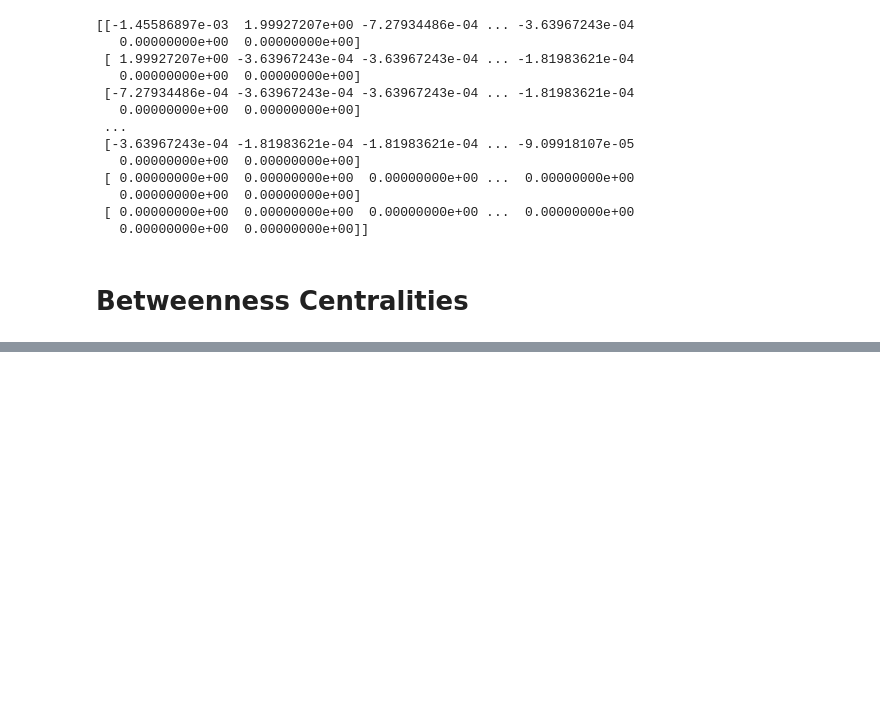
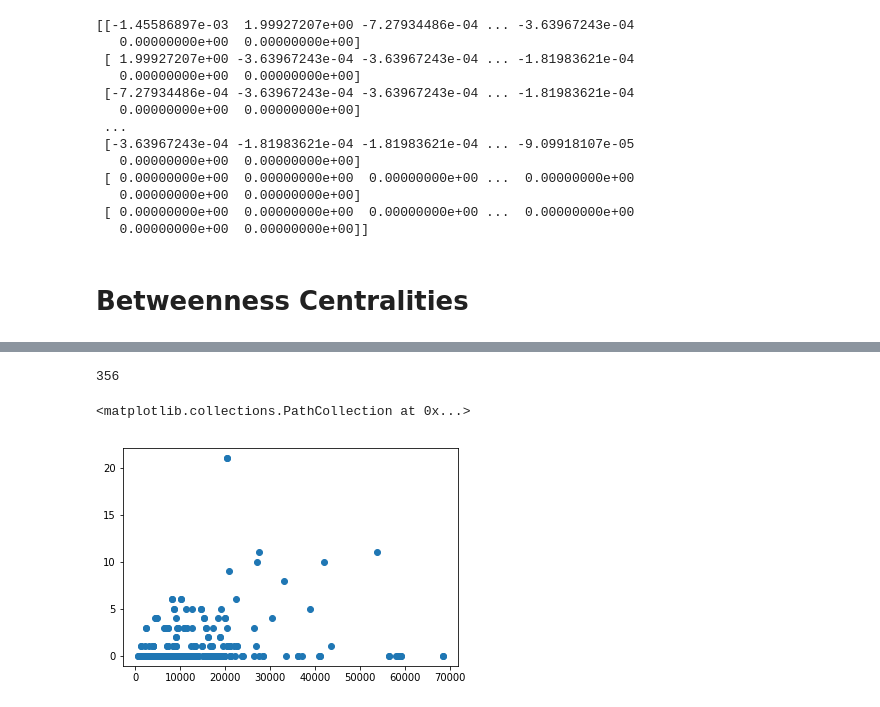
Before and after one commit to galowich/cee345, a Jupyter notebook: network_analysis.ipynb, the cells around one changed output, grey strips where cells are left out. Drawn from its saved outputs; the diff is of its cells as text; code cells hidden in the pictures; blank space fills up the shorter version.

```diff
--- a/network_analysis.ipynb
+++ b/network_analysis.ipynb
@@ -91,0 +90,21 @@ crash_centrality = nx.betweenness_centrality(bronx_nonzero_graph,weight='persons
+# %%
+crash_degrees = list(bronx_nonzero_graph.degree(weight='persons_injured'))
+flow_degrees = list(bronx_nonzero_graph.degree(weight='volume_count'))
+flow_centrality_dict = nx.betweenness_centrality(bronx_nonzero_graph,weight='volume_count').values()
+
+crash_degrees_only = []
+flow_degrees_only = []
+list_len = len(crash_degrees)
+
+for idx in range(list_len):
+    crash_degrees_only.append(crash_degrees[idx][1])
+    flow_degrees_only.append(flow_degrees[idx][1])
+# %%
+len(flow_centrality_list)
+# %% [output]
+356
+# %%
+plt.scatter(flow_degrees_only,crash_degrees_only)
+# %% [output]
+<matplotlib.collections.PathCollection at 0x...>
+[figure, added]
```
Also changed, not shown: parts of 28 cells of this notebook, 1 other file.
